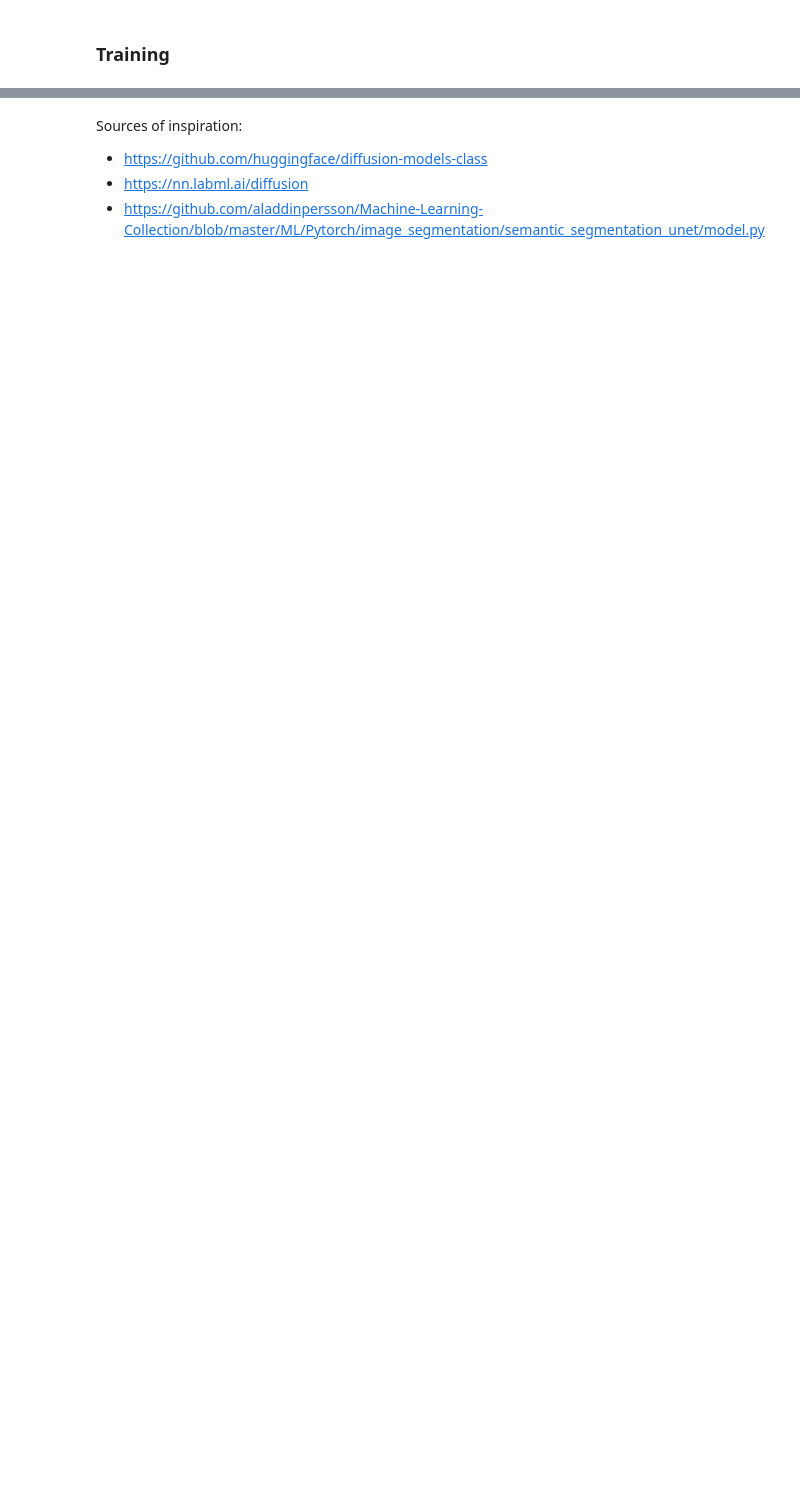
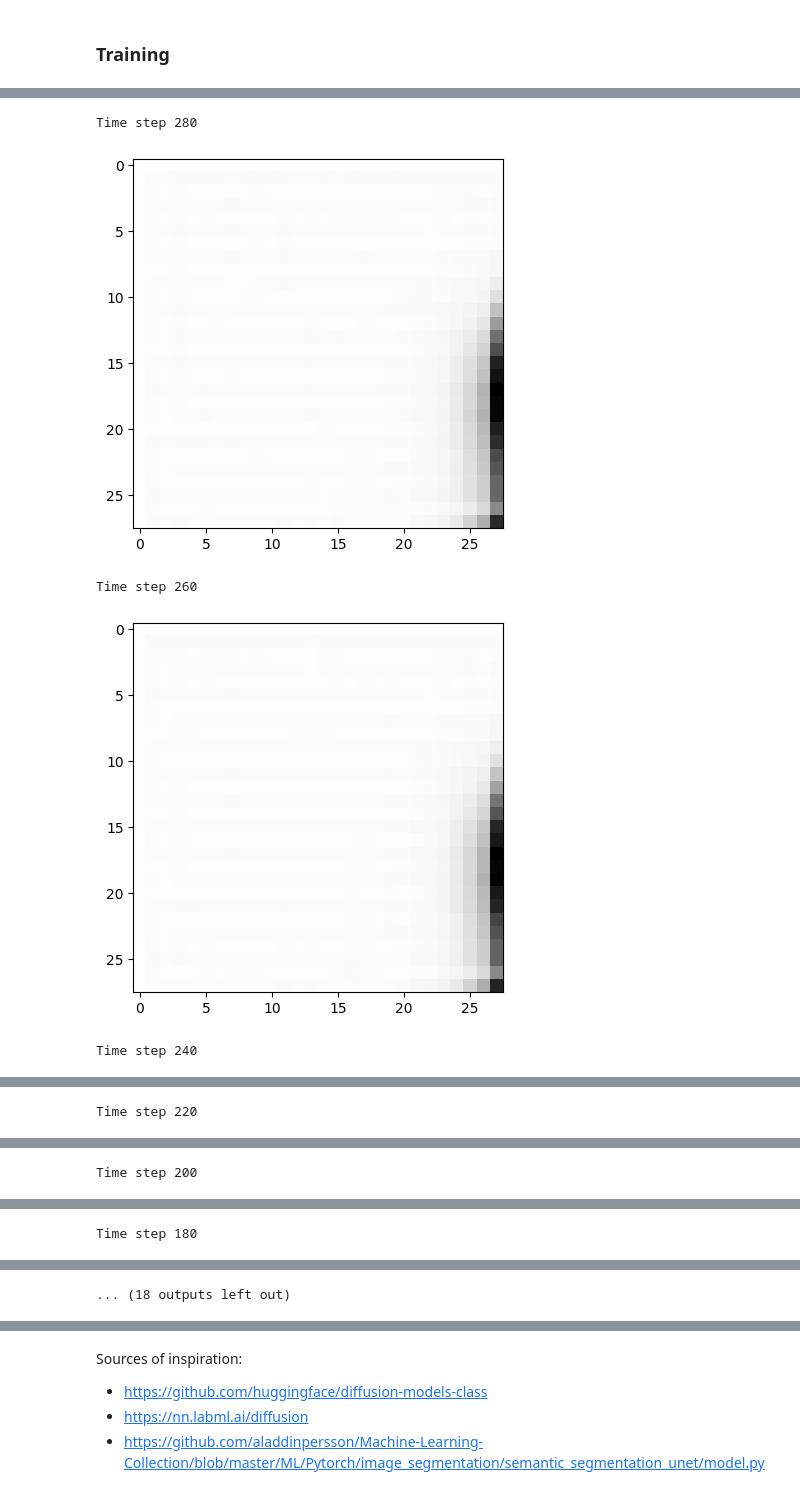
Before and after one commit to ontenkutsenko/Diffusion, a Jupyter notebook: Initial work.ipynb, the cells around one changed output, grey strips where cells are left out. Saved outputs shown, nothing was run; the diff lists cells and outputs as text; code cells hidden in the pictures; blank space fills up the shorter version.

```diff
--- a/Initial work.ipynb
+++ b/Initial work.ipynb
@@ -366,0 +355,2 @@ KeyboardInterrupt:
+# %%
+a = torch.load('/content/entire_model.pth')
@@ -366,0 +369,25 @@ KeyboardInterrupt:
+# %%
+with torch.no_grad():
+  a.eval()
+  for t in reversed(range(T)):
+    timestep = torch.tensor(t).to(device)
+    noise_pred = a(samples, timestep)
+    beta_t = noise_schedule[t]
+
+    if t % 20 == 0:
+      print(f'Time step {t}')
+      plt.imshow(samples.cpu().squeeze(0)[0], cmap='Greys')
+      plt.show()
+
+    if t > 0:
+        # Calculate the standard deviation for sampling
+        std_dev = (1 - beta_t) ** 0.5
+        samples = (1 / std_dev) * (samples - beta_t * noise_pred) + std_dev * torch.randn_like(samples)
+    else:
+        samples = samples - beta_t * noise_pred  # No noise added on the last step
+# %% [output]
+Time step 280
+[figure, added]
+Time step 260
+[figure, added]
+Time step 240
@@ -366,0 +395 @@ KeyboardInterrupt:
+Time step 220
@@ -366,0 +397 @@ KeyboardInterrupt:
+Time step 200
@@ -366,0 +399 @@ KeyboardInterrupt:
+Time step 180
@@ -366,0 +401 @@ KeyboardInterrupt:
+... (18 outputs left out)
```
Also changed, not shown: parts of 22 cells of this notebook.
